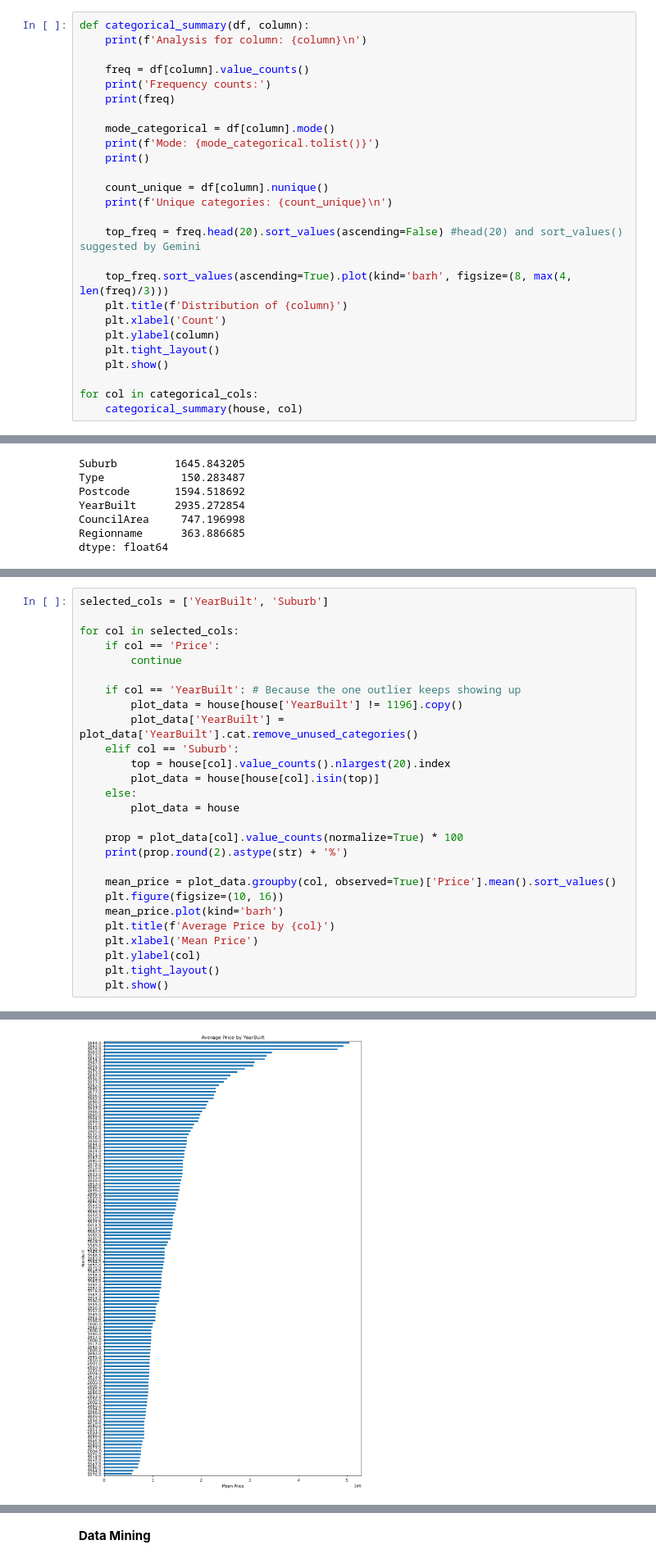
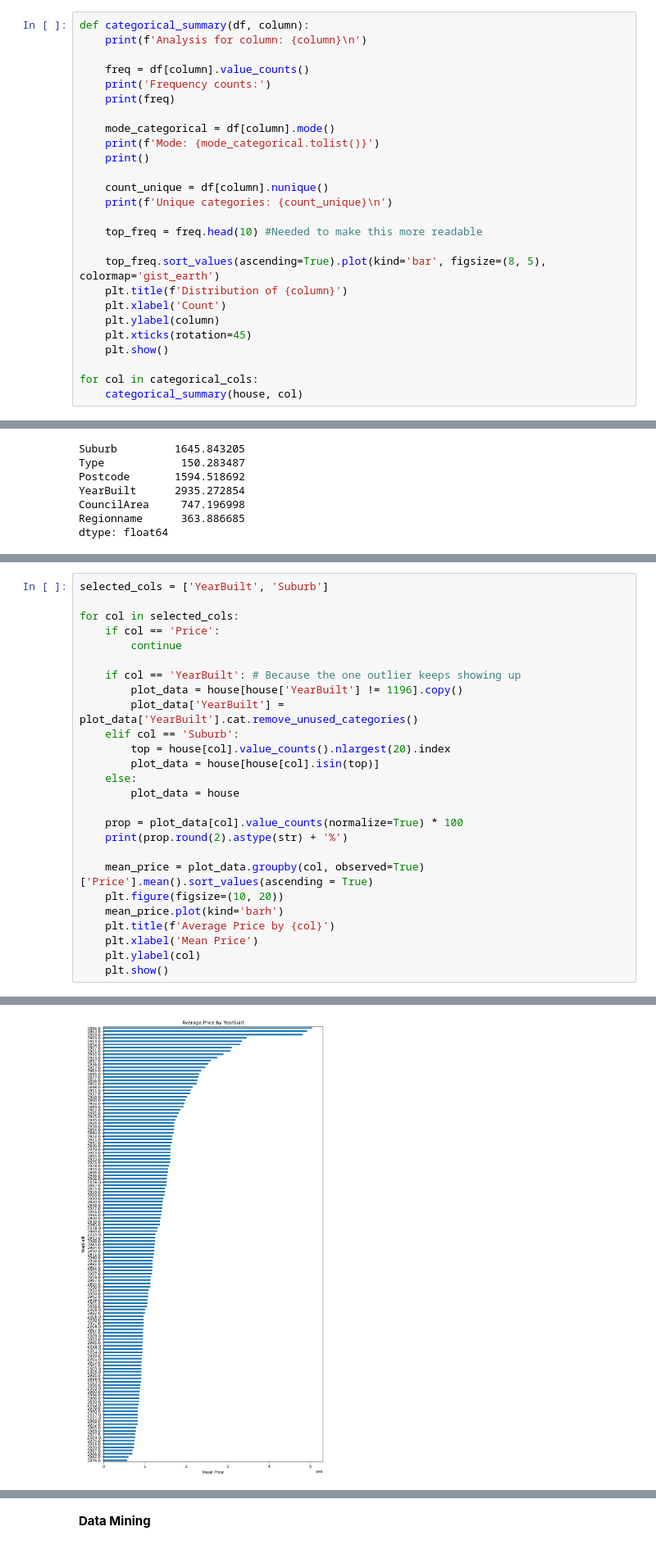
Before and after one commit to VinceGarcia11/Melbourne_Housing, a Jupyter notebook: MelbourneHousingVinceImogen.ipynb, the cells around one changed output, grey strips where cells are left out. Shown at 82% size. Cells and saved outputs as stored; diff of their text form.

```diff
--- a/MelbourneHousingVinceImogen.ipynb
+++ b/MelbourneHousingVinceImogen.ipynb
@@ -145,13 +145,13 @@ def categorical_summary(df, column):
     count_unique = df[column].nunique()
     print(f'Unique categories: {count_unique}\n')
 
-    top_freq = freq.head(20).sort_values(ascending=False) #head(20) and sort_values() suggested by Gemini
+    top_freq = freq.head(10) #Needed to make this more readable
 
-    top_freq.sort_values(ascending=True).plot(kind='barh', figsize=(8, max(4, len(freq)/3)))
+    top_freq.sort_values(ascending=True).plot(kind='bar', figsize=(8, 5), colormap='gist_earth')
     plt.title(f'Distribution of {column}')
     plt.xlabel('Count')
     plt.ylabel(column)
-    plt.tight_layout()
+    plt.xticks(rotation=45)
     plt.show()
 
 for col in categorical_cols:
@@ -381,37 +381,36 @@ for col in selected_cols:
         plot_data = house[house['YearBuilt'] != 1196].copy()
         plot_data['YearBuilt'] = plot_data['YearBuilt'].cat.remove_unused_categories()
     elif col == 'Suburb':
         top = house[col].value_counts().nlargest(20).index
         plot_data = house[house[col].isin(top)]
     else:
         plot_data = house
 
     prop = plot_data[col].value_counts(normalize=True) * 100
     print(prop.round(2).astype(str) + '%')
 
-    mean_price = plot_data.groupby(col, observed=True)['Price'].mean().sort_values()
-    plt.figure(figsize=(10, 16))
+    mean_price = plot_data.groupby(col, observed=True)['Price'].mean().sort_values(ascending = True)
+    plt.figure(figsize=(10, 20))
     mean_price.plot(kind='barh')
     plt.title(f'Average Price by {col}')
     plt.xlabel('Mean Price')
     plt.ylabel(col)
-    plt.tight_layout()
     plt.show()
 # %% [output]
 YearBuilt
 1970.0    9.67%
 1960.0    8.94%
 1950.0    7.36%
 1900.0    4.37%
 1930.0    3.77%
           ...
 1902.0    0.02%
 1907.0    0.02%
 1906.0    0.02%
 1964.0    0.02%
 2018.0    0.02%
 Name: proportion, Length: 133, dtype: object
-[figure, old version]
+[figure, new version]
 Suburb
 Reservoir         8.04%
 Richmond          7.25%
```
Also changed, not shown: parts of 4 cells of this notebook.
